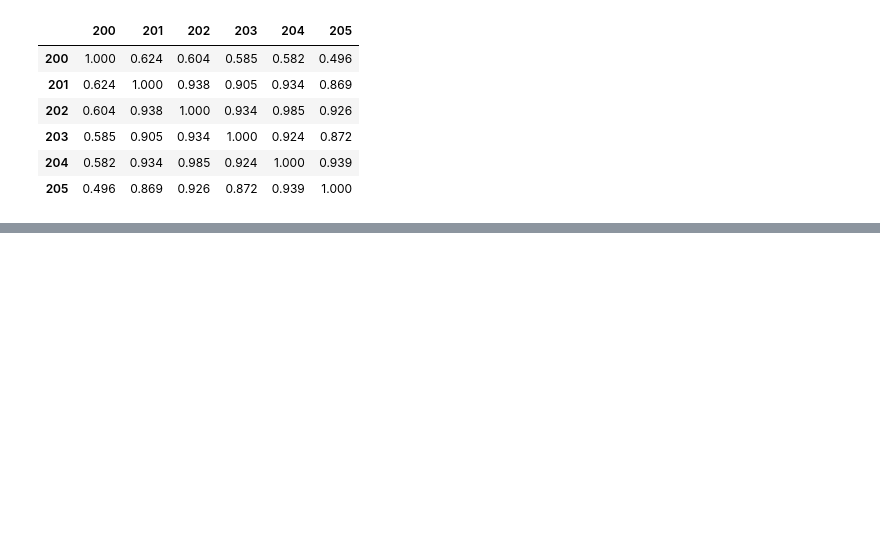
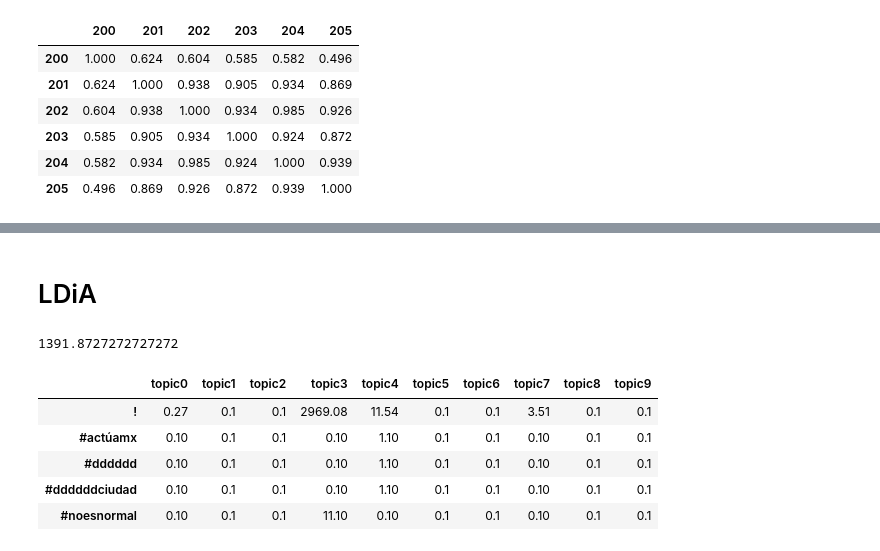
Before and after one commit to ramirezfranco/TMProject, a Jupyter notebook: PCA.ipynb, the cells around one changed output, grey strips where cells are left out. Cells and saved outputs as stored; diff of their text form; code cells hidden in the pictures; blank space fills up the shorter version.

```diff
--- a/PCA.ipynb
+++ b/PCA.ipynb
@@ -148,0 +151,8 @@ round(float(lda.score(X_test, y_test)), 3)
+# %% [markdown]
+# LDiA
+# %%
+# Average number of words per speech
+texts = speeches.speech
+sum([len(t.split()) for t in texts]) * 1. / len(texts)
+# %% [output]
+1391.8727272727272
@@ -148,0 +165,14 @@ round(float(lda.score(X_test, y_test)), 3)
+# %%
+
+ldia = LDiA(n_components=10, learning_method='batch')
+ldia = ldia.fit(bow_docs)
+
+components = pd.DataFrame(ldia.components_.T, index=terms, columns=columns)
+components.round(2).head()
+# %% [output]
+|  | topic0 | topic1 | topic2 | topic3 | topic4 | topic5 | topic6 | topic7 | topic8 | topic9 |
+| ! | 0.27 | 0.1 | 0.1 | 2969.08 | 11.54 | 0.1 | 0.1 | 3.51 | 0.1 | 0.1 |
+| #actúamx | 0.10 | 0.1 | 0.1 | 0.10 | 1.10 | 0.1 | 0.1 | 0.10 | 0.1 | 0.1 |
+| #dddddd | 0.10 | 0.1 | 0.1 | 0.10 | 1.10 | 0.1 | 0.1 | 0.10 | 0.1 | 0.1 |
+| #ddddddciudad | 0.10 | 0.1 | 0.1 | 0.10 | 1.10 | 0.1 | 0.1 | 0.10 | 0.1 | 0.1 |
+| #noesnormal | 0.10 | 0.1 | 0.1 | 11.10 | 0.10 | 0.1 | 0.1 | 0.10 | 0.1 | 0.1 |
```
Also changed, not shown: parts of 16 cells of this notebook.
